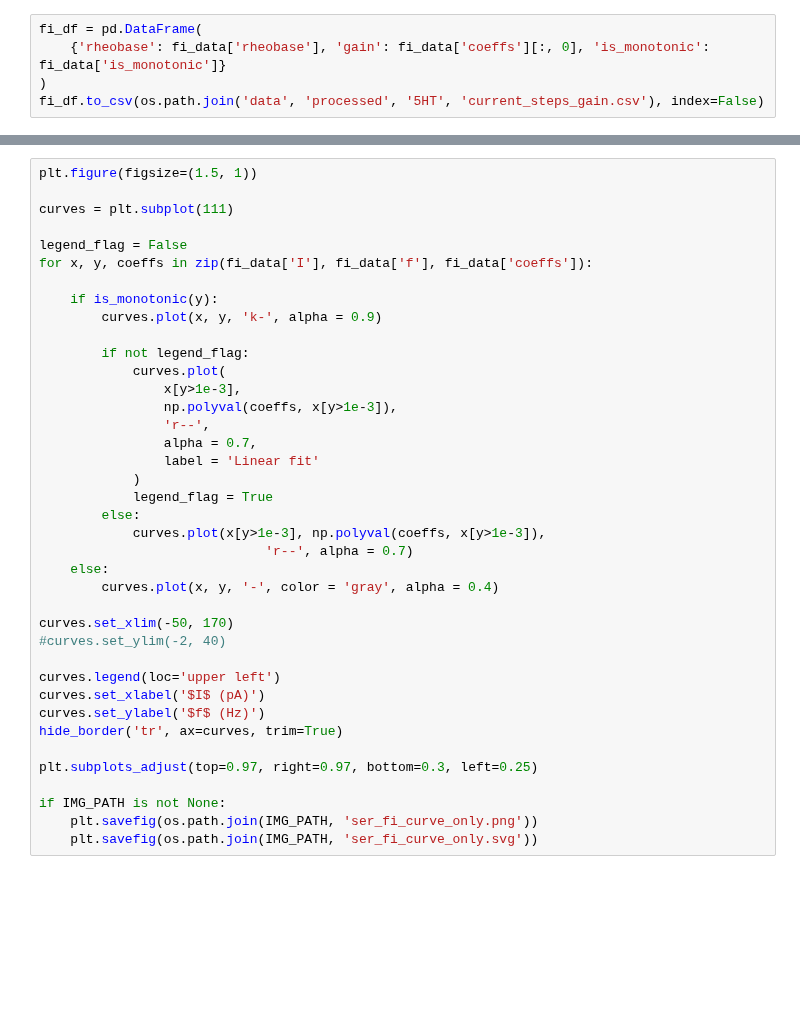
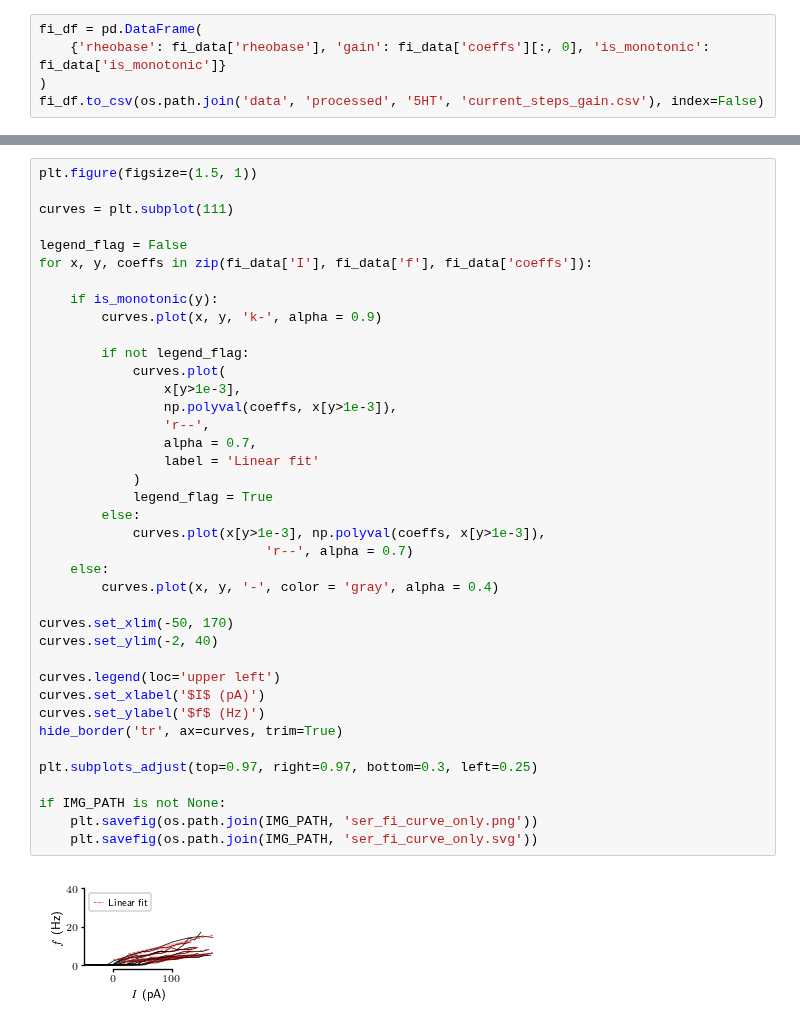
Before and after one commit to nauralcodinglab/raphegif, a Jupyter notebook: figs/scripts/writeup/ser_fI_curves.ipynb, the cells around one changed output, grey strips where cells are left out. Cells and saved outputs as stored; diff of their text form; blank space fills up the shorter version.

Commit message:
Match y-axis on 5HT f/I curves

```diff
--- a/figs/scripts/writeup/ser_fI_curves.ipynb
+++ b/figs/scripts/writeup/ser_fI_curves.ipynb
@@ -276,34 +278,36 @@ for x, y, coeffs in zip(fi_data['I'], fi_data['f'], fi_data['coeffs']):
     if is_monotonic(y):
         curves.plot(x, y, 'k-', alpha = 0.9)
 
         if not legend_flag:
             curves.plot(
                 x[y>1e-3],
                 np.polyval(coeffs, x[y>1e-3]),
                 'r--',
                 alpha = 0.7,
                 label = 'Linear fit'
             )
             legend_flag = True
         else:
             curves.plot(x[y>1e-3], np.polyval(coeffs, x[y>1e-3]),
                              'r--', alpha = 0.7)
     else:
         curves.plot(x, y, '-', color = 'gray', alpha = 0.4)
 
 curves.set_xlim(-50, 170)
-#curves.set_ylim(-2, 40)
+curves.set_ylim(-2, 40)
 
 curves.legend(loc='upper left')
 curves.set_xlabel('$I$ (pA)')
 curves.set_ylabel('$f$ (Hz)')
 hide_border('tr', ax=curves, trim=True)
 
 plt.subplots_adjust(top=0.97, right=0.97, bottom=0.3, left=0.25)
 
 if IMG_PATH is not None:
     plt.savefig(os.path.join(IMG_PATH, 'ser_fi_curve_only.png'))
     plt.savefig(os.path.join(IMG_PATH, 'ser_fi_curve_only.svg'))
+# %% [output]
+[figure, added]
 # %%
 print(
     'Rheobase: {:.3f} +/- {:.3f} pA'.format(
```
Also changed, not shown: parts of 2 cells of this notebook.
